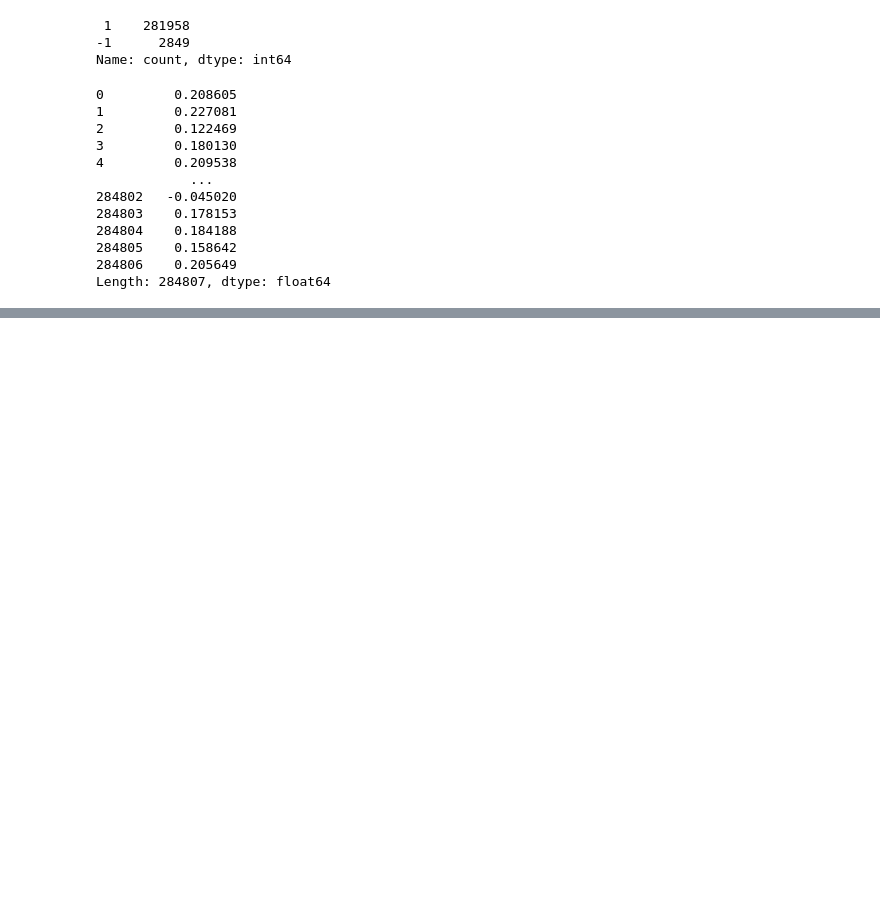
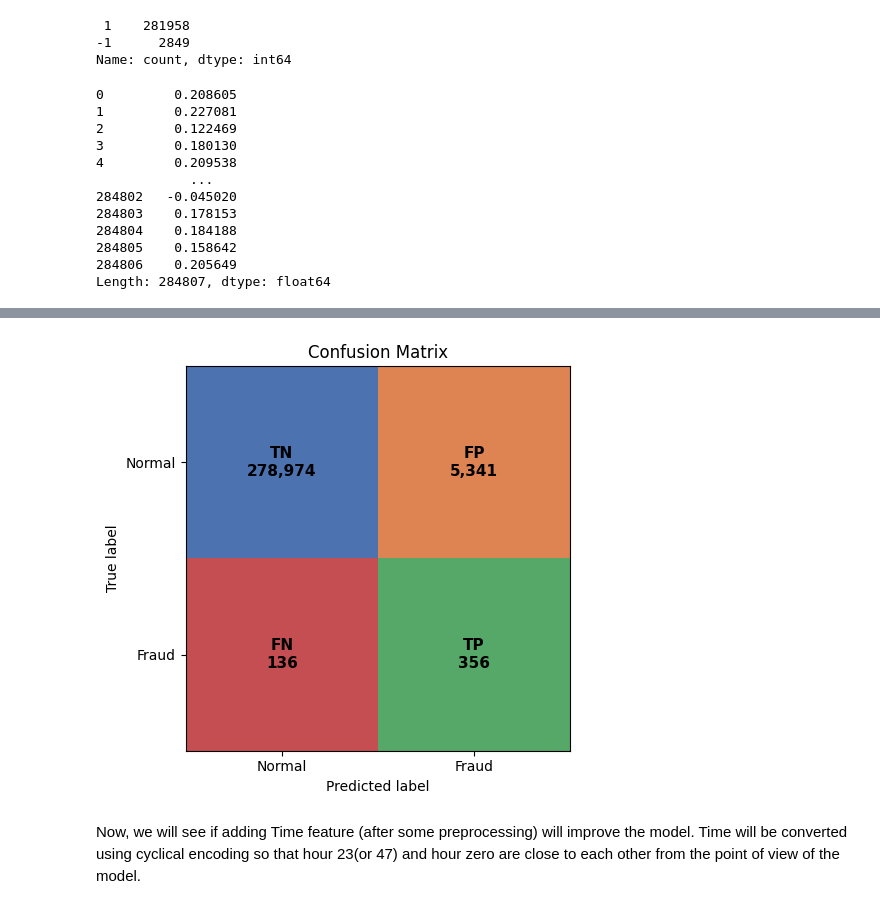
Before and after one commit to Raafat911/Unsupervised-learning-Anomaly-Detection-in-Credit-Card-Transactions, a Jupyter notebook: Anomaly-detection.ipynb, the cells around one changed output, grey strips where cells are left out. Drawn from its saved outputs; the diff is of its cells as text; code cells hidden in the pictures; blank space fills up the shorter version.

```diff
--- a/Anomaly-detection.ipynb
+++ b/Anomaly-detection.ipynb
@@ -231,0 +346,48 @@ iso.fit(X)
+# %%
+import numpy as np
+from matplotlib.colors import ListedColormap
+
+cm = np.array([[278974, 5341],
+               [136,    356]])
+
+labels = np.array([["TN", "FP"],
+                   ["FN", "TP"]])
+
+# Encoded matrix for coloring
+color_codes = np.array([[0, 1],
+                        [2, 3]])
+
+cmap = ListedColormap(["#4C72B0",  # TN - blue
+                       "#DD8452",  # FP - orange
+                       "#C44E52",  # FN - red
+                       "#55A868"]) # TP - green
+
+fig, ax = plt.subplots()
+im = ax.imshow(color_codes, cmap=cmap)
+
+ax.set_xticks([0, 1])
+ax.set_yticks([0, 1])
+ax.set_xticklabels(["Normal", "Fraud"])
+ax.set_yticklabels(["Normal", "Fraud"])
+ax.set_xlabel("Predicted label")
+ax.set_ylabel("True label")
+ax.set_title("Confusion Matrix")
+
+for i in range(2):
+    for j in range(2):
+        ax.text(
+            j, i,
+            f"{labels[i, j]}\n{cm[i, j]:,}",
+            ha="center",
+            va="center",
+            fontsize=11,
+            fontweight="bold"
+        )
+
+plt.tight_layout()
+plt.show()
+# %% [output]
+[figure, added]
+# %% [markdown]
+
+Now, we will see if adding Time feature (after some preprocessing) will improve the model. Time will be converted using cyclical encoding so that hour 23(or 47) and hour zero are close to each other from the point of view of the model.
```
Also changed, not shown: parts of 41 cells of this notebook, 1 other file.
